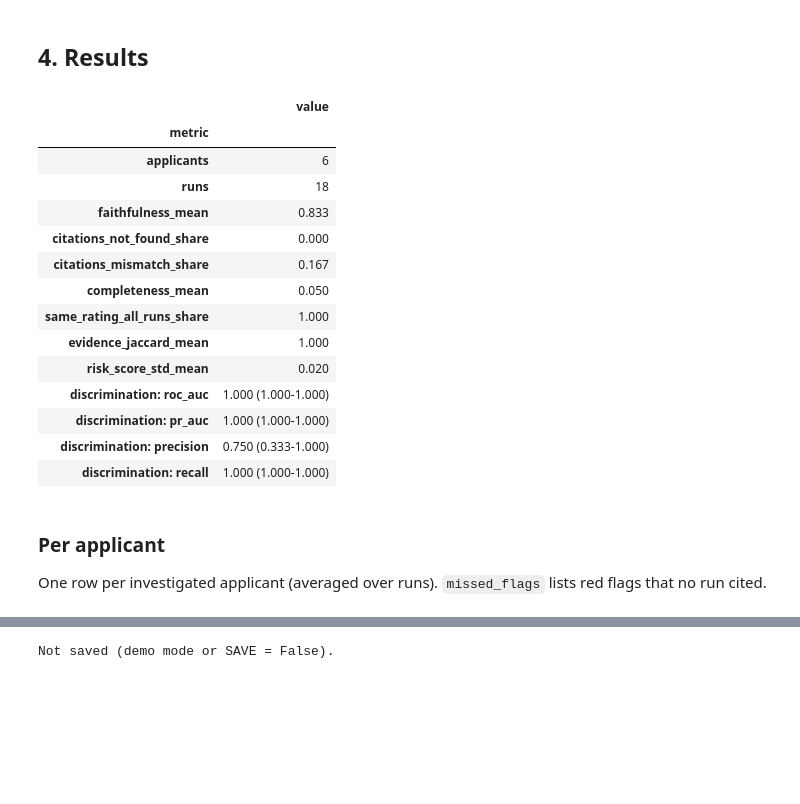
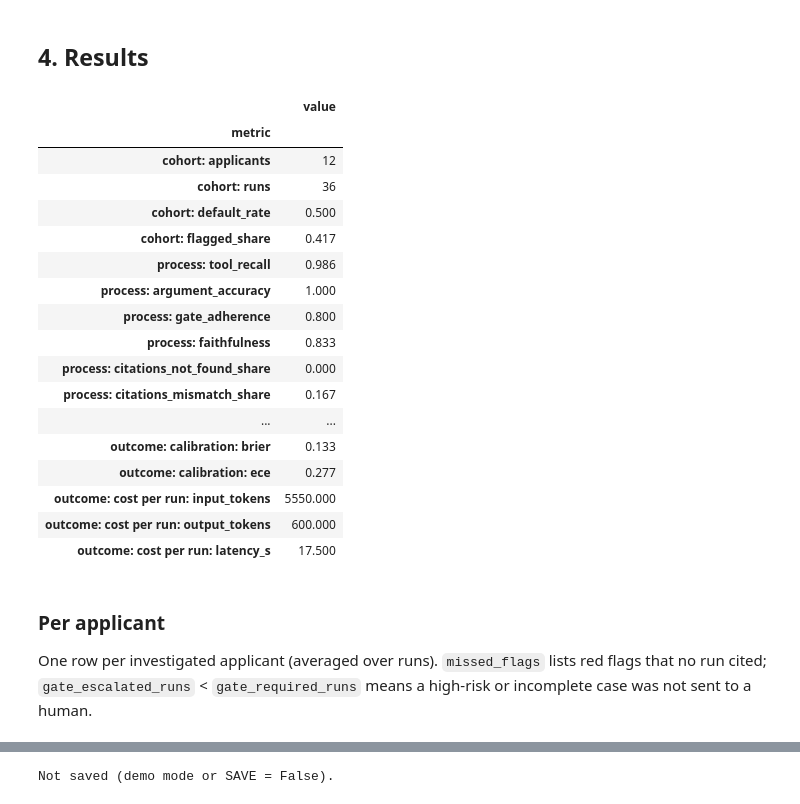
Before and after one commit to RaUzenL/bt4012_group6, a Jupyter notebook: outputs/outputs/exp3/evaluate_exp3.ipynb, the cells around one changed output, grey strips where cells are left out. Cells and saved outputs as stored; diff of their text form; code cells hidden in the pictures; blank space fills up the shorter version.

```diff
--- a/outputs/outputs/exp3/evaluate_exp3.ipynb
+++ b/outputs/outputs/exp3/evaluate_exp3.ipynb
@@ -72,6 +96,10 @@ FLAG_MAP = {
     # "INST_FREQUENT_LATE": ["late_rate"],
     # "PREV_HIGH_REFUSAL": ["refusal_rate"],
 }   # or a path to a JSON file with the same structure
+
+TOOL_MAP = {
+    # "installments": ["get_installment_history"],      # see ev.TOOL_MAP_TEMPLATE for all six sources
+}   # or a path to a JSON file with the same structure
 # %% [markdown]
 ## 3. Agent runs
 A list of run dicts, or a `.jsonl` file with one JSON object per line, for example:
@@ -90,21 +123,44 @@ SAVE = True
+# %%
+RUNS = None              # list of dicts or path to agent_runs.jsonl
+COHORT = None            # cohort from section 1 (DataFrame or CSV); None = cohort.csv if it exists
+BASELINE = None          # optional: other model scores (CSV/DataFrame); default = the Exp1 score stored in the cohort
+FLAG_RATINGS = ("high",) # ratings that count as flagged and must be escalated to a human
+JUDGE = None             # optional: LLM-judge rubric scores (CSV path or DataFrame), see section 5
+HUMAN = None             # optional: human rubric scores for some of the same reports
+N_BOOT = 1000
+SAVE = True
 # %%
 DEMO = RUNS is None
 if DEMO:
-    import json
     import numpy as np
     rng = np.random.default_rng(42)
     sp = ev.load_splits()
     test = sp[sp.split == "test"]
-    ids = list(test[test.TARGET == 1].SK_ID_CURR.head(3)) + list(test[test.TARGET == 0].SK_ID_CURR.head(3))
-    RUNS = []
+    ids = list(test[test.TARGET == 1].SK_ID_CURR.head(6)) + list(test[test.TARGET == 0].SK_ID_CURR.head(6))
+    has = ev.source_coverage(ids)
+    TOOL_MAP = TOOL_MAP or ev.TOOL_MAP_TEMPLATE
+    RUNS, JUDGE = [], []
     for k, sid in enumerate(ids):
         tools = {"get_installment_history": {"late_rate": round(0.3 - 0.05 * k, 3), "max_days_late": 40 - 5 * k},
                  "get_previous_applications": {"refusal_rate": 0.5 if k < 3 else 0.0}}
         for run in range(1, 4):
             cites = [{"tool": "get_installment_history", "field": "late_rate", "value": tools["get_installment_history"]["late_rate"]},
                      {"tool": "get_installment_history", "field": "max_days_late", "value": 40 - 5 * k if run < 3 else 99}]
-            RUNS.append({"SK_ID_CURR": int(sid), "run": run, "risk_score": float(np.clip(0.8 - 0.1 * k + rng.normal(0, 0.03), 0, 1)),
-                         "rating": "high" if k < 3 else "low", "citations": cites, "tool_outputs": tools})
+            calls = [{"tool": t[0], "args": {"SK_ID_CURR": int(sid)}, "status": "ok" if has.at[sid, s] else "no_history"}
+                     for s, t in TOOL_MAP.items() if not (k == 4 and s == "bureau")]          # applicant 5 skips the bureau
+            findings = {s: ("concern" if has.at[sid, s] and k < 3 else "clean" if has.at[sid, s] or k == 5 else "no_history")
+                        for s in TOOL_MAP}                                                      # applicant 6 says 'clean' for no data
+            rating = "high" if k < 4 or k == 9 else "low"
+            RUNS.append({"SK_ID_CURR": int(sid), "run": run, "risk_score": float(np.clip(0.8 - 0.05 * k + rng.normal(0, 0.03), 0, 1)),
+                         "rating": rating, "escalated": rating == "high" and k != 2,            # applicant 3 is never escalated
+                         "citations": cites, "tool_outputs": tools, "tool_calls": calls, "source_findings": findings,
+                         "usage": {"input_tokens": 5000 + 100 * k, "output_tokens": 600, "latency_s": 12.0 + k}})
+            JUDGE.append({"SK_ID_CURR": int(sid), "run": run, "grounding": 2 if run < 3 else 0, "hedging": 2 if k != 5 else 0,
+                          "completeness": 2 if k != 4 else 1})
+    JUDGE = pd.DataFrame(JUDGE)
+    COHORT = pd.DataFrame({"SK_ID_CURR": ids, "score": rng.uniform(0.1, 0.6, len(ids)),
+                           "group": ["flagged" if k % 6 < 4 else "control" for k in range(len(ids))]})
+    HUMAN = JUDGE[JUDGE.run == 1].assign(grounding=lambda d: d.grounding.where(d.index % 2 == 0, 1))
     FLAG_MAP = FLAG_MAP or {"INST_FREQUENT_LATE": ["late_rate"], "INST_SEVERE_LATE": ["max_days_late"],
                             "PREV_HIGH_REFUSAL": ["refusal_rate"]}
     print("RUNS was empty, so this is a DEMO with made-up agent runs. These numbers are NOT results.")
@@ -113,27 +169,32 @@ RUNS was empty, so this is a DEMO with made-up agent runs. These numbers are NOT
 # %% [markdown]
 ## 4. Results
 # %%
-per_app, summary = ev.evaluate_agent_runs(RUNS, FLAG_MAP or None, THRESHOLD, BASELINE, N_BOOT)
+per_app, summary = ev.evaluate_agent_runs(RUNS, FLAG_MAP or None, TOOL_MAP or None, FLAG_RATINGS, BASELINE,
+                                          JUDGE, HUMAN, N_BOOT, COHORT)
 ev.summary_table(summary)
 # %% [output]
 |  | value |
 | metric |  |
-| applicants | 6 |
-| runs | 18 |
-| faithfulness_mean | 0.833 |
-| citations_not_found_share | 0.000 |
-| citations_mismatch_share | 0.167 |
-| completeness_mean | 0.050 |
-| same_rating_all_runs_share | 1.000 |
-| evidence_jaccard_mean | 1.000 |
-| risk_score_std_mean | 0.020 |
-| discrimination: roc_auc | 1.000 (1.000-1.000) |
-| discrimination: pr_auc | 1.000 (1.000-1.000) |
-| discrimination: precision | 0.750 (0.333-1.000) |
-| discrimination: recall | 1.000 (1.000-1.000) |
+| cohort: applicants | 12 |
+| cohort: runs | 36 |
+| cohort: default_rate | 0.500 |
+| cohort: flagged_share | 0.417 |
+| process: tool_recall | 0.986 |
+| process: argument_accuracy | 1.000 |
+| process: gate_adherence | 0.800 |
+| process: faithfulness | 0.833 |
+| process: citations_not_found_share | 0.000 |
+| process: citations_mismatch_share | 0.167 |
+| ... | ... |
+| outcome: calibration: brier | 0.133 |
+| outcome: calibration: ece | 0.277 |
+| outcome: cost per run: input_tokens | 5550.000 |
+| outcome: cost per run: output_tokens | 600.000 |
+| outcome: cost per run: latency_s | 17.500 |
 # %% [markdown]
 ### Per applicant
-One row per investigated applicant (averaged over runs). `missed_flags` lists red flags that no run cited.
+One row per investigated applicant (averaged over runs). `missed_flags` lists red flags that no run cited;
+`gate_escalated_runs` < `gate_required_runs` means a high-risk or incomplete case was not sent to a human.
 # %%
 per_app.drop(columns=["is_dev"], errors="ignore")
 # %% [output]
```
Also changed, not shown: parts of 14 cells of this notebook, 6 other files.
